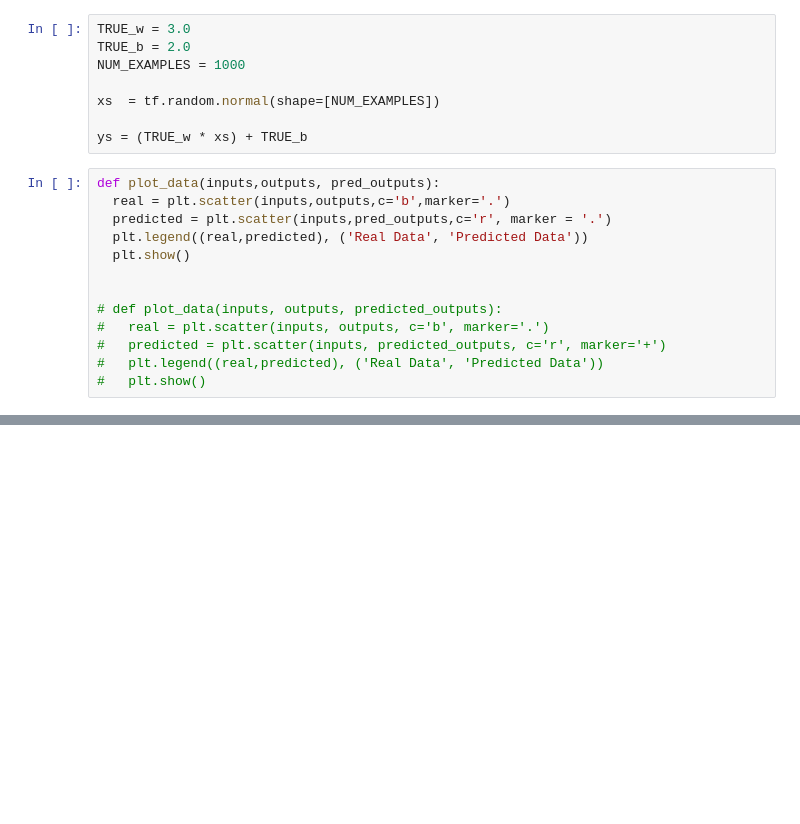
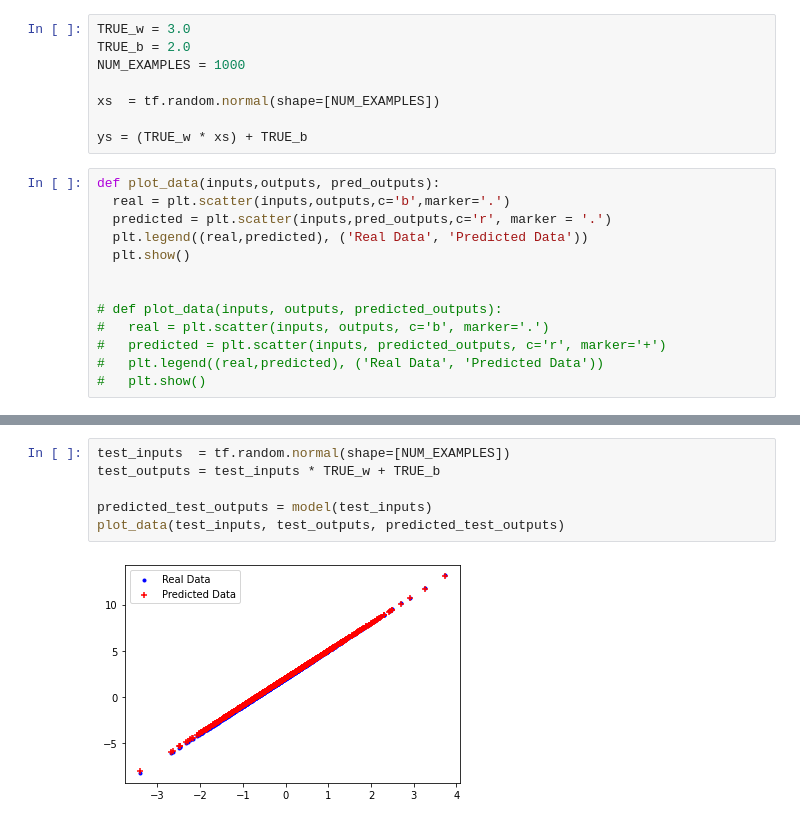
Before and after one commit to sftSalman/tensoflowMaster, a Jupyter notebook: Simple_custom_training.ipynb, the cells around one changed output, grey strips where cells are left out. Cells and saved outputs as stored; diff of their text form; blank space fills up the shorter version.

```diff
--- a/Simple_custom_training.ipynb
+++ b/Simple_custom_training.ipynb
@@ -123,0 +101,8 @@ plt.show()
+# %%
+test_inputs  = tf.random.normal(shape=[NUM_EXAMPLES])
+test_outputs = test_inputs * TRUE_w + TRUE_b
+
+predicted_test_outputs = model(test_inputs)
+plot_data(test_inputs, test_outputs, predicted_test_outputs)
+# %% [output]
+[figure, added]
```
Also changed, not shown: parts of 8 cells of this notebook.
